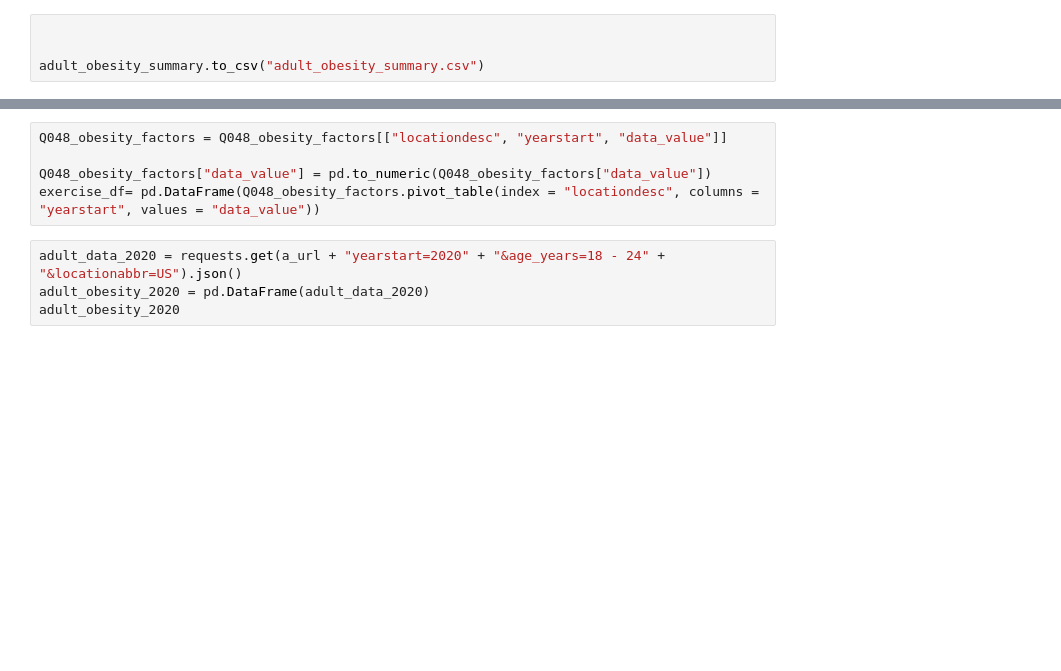
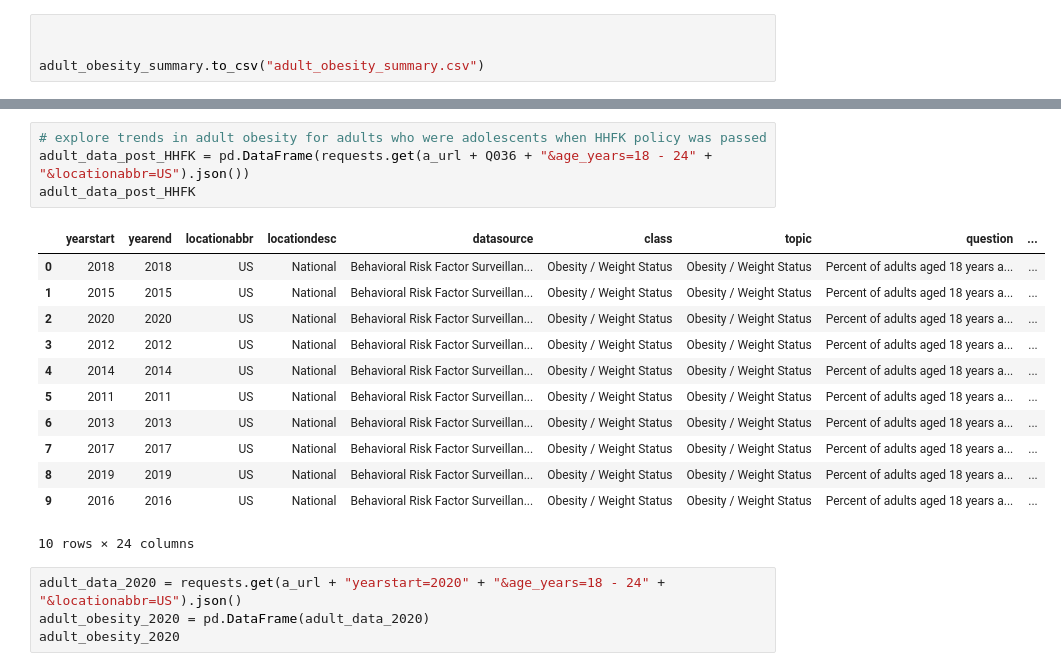
Before and after one commit to hthelander/Project-1, a Jupyter notebook: API_Obesity_dfs.ipynb, the cells around one changed output, grey strips where cells are left out. Drawn from its saved outputs; the diff is of its cells as text; blank space fills up the shorter version.

```diff
--- a/API_Obesity_dfs.ipynb
+++ b/API_Obesity_dfs.ipynb
@@ -558,8 +566,20 @@ Q048_obesity_factors.head()
-# %%
-Q048_obesity_factors = Q048_obesity_factors[["locationdesc", "yearstart", "data_value"]]
-
-Q048_obesity_factors["data_value"] = pd.to_numeric(Q048_obesity_factors["data_value"])
-exercise_df= pd.DataFrame(Q048_obesity_factors.pivot_table(index = "locationdesc", columns = "yearstart", values = "data_value"))
+# %%
+# explore trends in adult obesity for adults who were adolescents when HHFK policy was passed
+adult_data_post_HHFK = pd.DataFrame(requests.get(a_url + Q036 + "&age_years=18 - 24" + "&locationabbr=US").json())
+adult_data_post_HHFK
+# %% [output]
+|  | yearstart | yearend | locationabbr | locationdesc | datasource | class | topic | question | ... |
+| 0 | 2018 | 2018 | US | National | Behavioral Risk Factor Surveillan... | Obesity / Weight Status | Obesity / Weight Status | Percent of adults aged 18 years a... | ... |
+| 1 | 2015 | 2015 | US | National | Behavioral Risk Factor Surveillan... | Obesity / Weight Status | Obesity / Weight Status | Percent of adults aged 18 years a... | ... |
+| 2 | 2020 | 2020 | US | National | Behavioral Risk Factor Surveillan... | Obesity / Weight Status | Obesity / Weight Status | Percent of adults aged 18 years a... | ... |
+| 3 | 2012 | 2012 | US | National | Behavioral Risk Factor Surveillan... | Obesity / Weight Status | Obesity / Weight Status | Percent of adults aged 18 years a... | ... |
+| 4 | 2014 | 2014 | US | National | Behavioral Risk Factor Surveillan... | Obesity / Weight Status | Obesity / Weight Status | Percent of adults aged 18 years a... | ... |
+| 5 | 2011 | 2011 | US | National | Behavioral Risk Factor Surveillan... | Obesity / Weight Status | Obesity / Weight Status | Percent of adults aged 18 years a... | ... |
+| 6 | 2013 | 2013 | US | National | Behavioral Risk Factor Surveillan... | Obesity / Weight Status | Obesity / Weight Status | Percent of adults aged 18 years a... | ... |
+| 7 | 2017 | 2017 | US | National | Behavioral Risk Factor Surveillan... | Obesity / Weight Status | Obesity / Weight Status | Percent of adults aged 18 years a... | ... |
+| 8 | 2019 | 2019 | US | National | Behavioral Risk Factor Surveillan... | Obesity / Weight Status | Obesity / Weight Status | Percent of adults aged 18 years a... | ... |
+| 9 | 2016 | 2016 | US | National | Behavioral Risk Factor Surveillan... | Obesity / Weight Status | Obesity / Weight Status | Percent of adults aged 18 years a... | ... |
+10 rows × 24 columns
 # %%
 adult_data_2020 = requests.get(a_url + "yearstart=2020" + "&age_years=18 - 24" + "&locationabbr=US").json()
 adult_obesity_2020 = pd.DataFrame(adult_data_2020)
```
Also changed, not shown: parts of 14 cells of this notebook.
